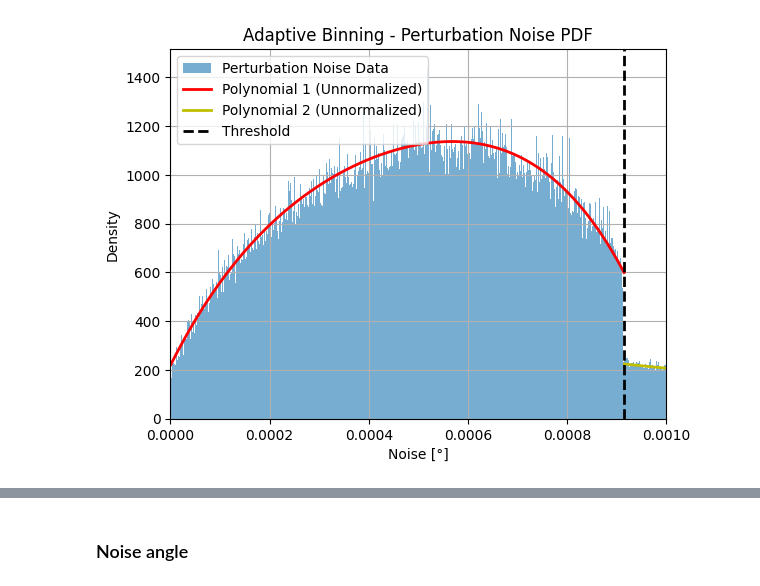
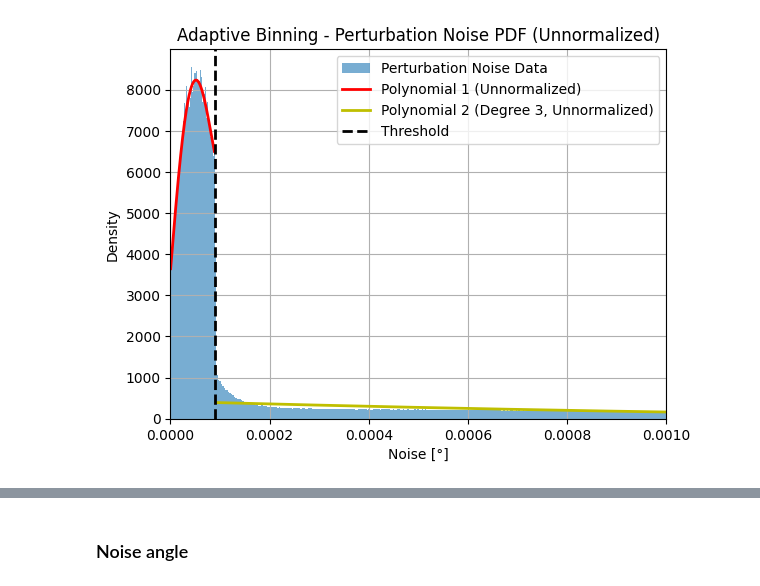
Before and after one commit to dieterj1/thesis, a Jupyter notebook: geolife/noise_distribution.ipynb, the cells around one changed output, grey strips where cells are left out. Cells and saved outputs as stored; diff of their text form; code cells hidden in the pictures.

```diff
--- a/geolife/noise_distribution.ipynb
+++ b/geolife/noise_distribution.ipynb
@@ -60,32 +78,36 @@ print(meter_per_degree)
 # %%
 from scipy import stats
+import osmnx as ox
 lat_noise = []
 lon_noise = []
 angles = []
 noise_distr = []
-
+prev_pert_lat = 0
+prev_pert_lon = 0
 wgs84_to_utm = Transformer.from_crs(4326, 3065, always_xy=True)
 
 for trace_idx in range(len(traces)):
+    prev_pert_lon, prev_pert_lat = None, None
+    current_lat, current_lon = None, None
+
     for point_idx in range(len(traces[trace_idx])):
+        perturbed_traces_lon, perturbed_traces_lat = perturbed_traces[trace_idx][point_idx][0], perturbed_traces[trace_idx][point_idx][1]
+        traces_lon, traces_lat = traces[trace_idx][point_idx][0], traces[trace_idx][point_idx][1]
 
-        perturbed_traces_lon,perturbed_traces_lat = perturbed_traces[trace_idx][point_idx][0], perturbed_traces[trace_idx][point_idx][1]
-        traces_lon,traces_lat = traces[trace_idx][point_idx][0], traces[trace_idx][point_idx][1]
-
-        noise = tr.rs_geodesic_distance((perturbed_traces_lon,perturbed_traces_lat),(traces_lon,traces_lat))
+        noise = ox.distance.great_circle(perturbed_traces_lat, perturbed_traces_lon, traces_lat, traces_lon, earth_radius=6371009)
         noise_distr.append(noise/meter_per_degree)
 # %%
 import numpy as np
 import matplotlib.pyplot as plt
 
 # Define threshold for finer binning
-threshold = 0.000915
+threshold = 0.00009
 
-num_fine_bins = 1000  # More bins in the fine region
-num_coarse_bins = 5000  # Fewer bins in the coarse region
+num_fine_bins = 100  # More bins in the fine region
+num_coarse_bins = 1000  # Fewer bins in the coarse region
 
 fine_bins = np.linspace(0, threshold, num_fine_bins, endpoint=False)  # Small steps
-coarse_bins = np.linspace(threshold, 0.0025, num_coarse_bins)  # Larger steps
+coarse_bins = np.linspace(threshold, 0.003, num_coarse_bins)  # Larger steps
 
 # Combine bin edges (remove duplicate threshold value)
 bin_edges = np.concatenate((fine_bins, coarse_bins[1:]))
@@ -103,65 +125,83 @@ idx_boundary = np.searchsorted(bin_centers, threshold)
 x1, y1 = bin_centers[:idx_boundary], hist_values[:idx_boundary]
 x2, y2 = bin_centers[idx_boundary:], hist_values[idx_boundary:]
 
-# Fit polynomials
+# Fit polynomial for the first region
 deg1 = 4
+coeffs_1 = np.polyfit(x1, y1, deg1)
+f_1 = np.poly1d(coeffs_1)
+
 deg2 = 2
-
-coeffs_1 = np.polyfit(x1, y1, deg1) if len(x1) > deg1 else None
-coeffs_2 = np.polyfit(x2, y2, deg2) if len(x2) > deg2 else None
-
-f_1 = np.poly1d(coeffs_1) if coeffs_1 is not None else None
-f_2 = np.poly1d(coeffs_2) if coeffs_2 is not None else None
+coeffs_2 = np.polyfit(x2, y2, deg2)
+f_2 = np.poly1d(coeffs_2)
 
 # Smooth values for plotting
-x_smooth_1 = np.linspace(min(x1), max(x1), 5000) if f_1 else []
+x_smooth_1 = np.linspace(min(x1), max(x1), 500) if f_1 else []
 y_smooth_1 = f_1(x_smooth_1) if f_1 else []
 
-x_smooth_2 = np.linspace(min(x2), max(x2), 5000) if f_2 else []
+x_smooth_2 = np.linspace(min(x2), max(x2), 500) if f_2 else []
 y_smooth_2 = f_2(x_smooth_2) if f_2 else []
 
-# Compute max value for normalization
-max_value = max(np.max(y_smooth_1), np.max(y_smooth_2)) if f_1 and f_2 else np.nan
-
-# Plot histogram
+# Plot histogram with non-normalized polynomials
 plt.hist(noise_distr, bins=bin_edges, density=True, label="Perturbation Noise Data", alpha=0.6)
 
-# Plot unnormalized polynomials
+# Plot non-normalized polynomials for both regions
 if f_1:
     plt.plot(x_smooth_1, y_smooth_1, 'r-', linewidth=2, label="Polynomial 1 (Unnormalized)")
 if f_2:
-    plt.plot(x_smooth_2, y_smooth_2, 'y-', linewidth=2, label="Polynomial 2 (Unnormalized)")
+    plt.plot(x_smooth_2, y_smooth_2, 'y-', linewidth=2, label="Polynomial 2 (Degree 3, Unnormalized)")
 
 plt.axvline(threshold, color='black', linestyle='dashed', linewidth=2, label="Threshold")
 plt.xlabel("Noise [°]")
 plt.ylabel("Density")
-plt.title("Adaptive Binning - Perturbation Noise PDF")
+plt.title("Adaptive Binning - Perturbation Noise PDF (Unnormalized)")
 plt.legend()
 plt.xlim(0, 0.001)
 plt.grid(True)
 plt.show()
 
-# Normalized plot
+# Normalize both polynomials by dividing by the maximum of the first polynomial
+max_val = np.max(y_smooth_1)
+
+if f_1:
+    y_smooth_1 /= max_val
+
+if f_2:
+    y_smooth_2 /= max_val
+
+# Plot normalized polynomials on a separate plot
 plt.figure(figsize=(8, 5))
+
+# Plot normalized polynomials for both regions
 if f_1:
-    plt.plot(x_smooth_1, y_smooth_1 / max_value, 'r-', linewidth=2, label="Polynomial 1 (Normalized)")
+    plt.plot(x_smooth_1, y_smooth_1, 'r-', linewidth=2, label="Polynomial 1 (Normalized)")
 if f_2:
-    plt.plot(x_smooth_2, y_smooth_2 / max_value, 'y-', linewidth=2, label="Polynomial 2 (Normalized)")
+    plt.plot(x_smooth_2, y_smooth_2, 'y-', linewidth=2, label="Polynomial 2 (Degree 3, Normalized)")
 
 plt.axvline(threshold, color='black', linestyle='dashed', linewidth=2, label="Threshold")
 plt.xlabel("Noise [°]")
 plt.ylabel("Normalized Density")
 plt.title("Normalized Perturbation Noise PDF")
 plt.legend()
 plt.xlim(0, 0.001)
 plt.grid(True)
 plt.show()
 
-# Output normalization factor
-print("Normalization factor:", max_value)
+# Print polynomial functions
 if f_1:
-    print("Normalized Polynomial 1:\n", f_1 / max_value)
+    print("Polynomial 1 (Unnormalized):")
+    print(f_1)
+
 if f_2:
-    print("Normalized Polynomial 2:\n", f_2 / max_value)
+    print("Polynomial 2 (Degree 3, Unnormalized):")
+    print(f_2)
+
+# Output normalized polynomials
+if f_1:
+    print("Polynomial 1 (Normalized):")
+    print(f_1 / max_val)
+
+if f_2:
+    print("Polynomial 2 (Normalized):")
+    print(f_2 / max_val)
 # %% [output]
-[figure, old version]
+[figure, new version]
```
Also changed, not shown: parts of 6 cells of this notebook, 13 other files.
